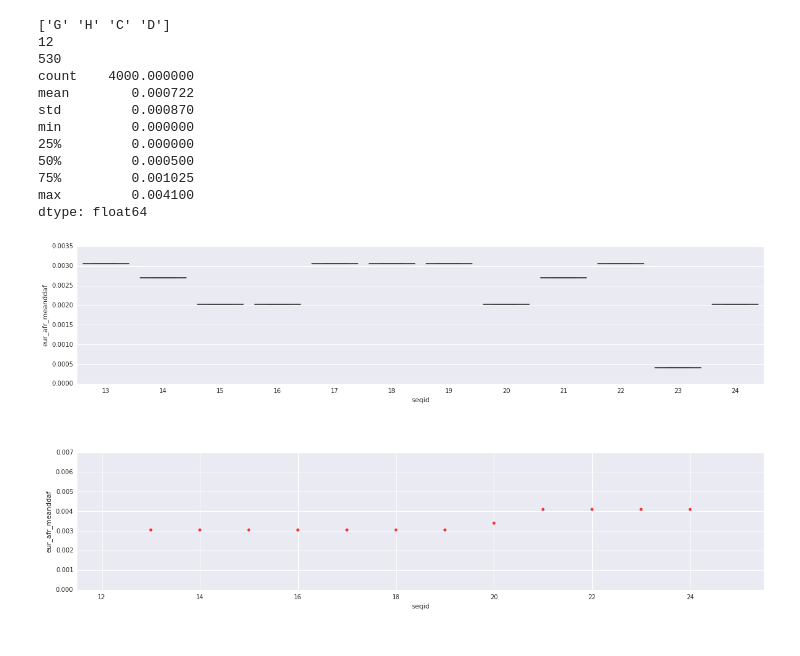
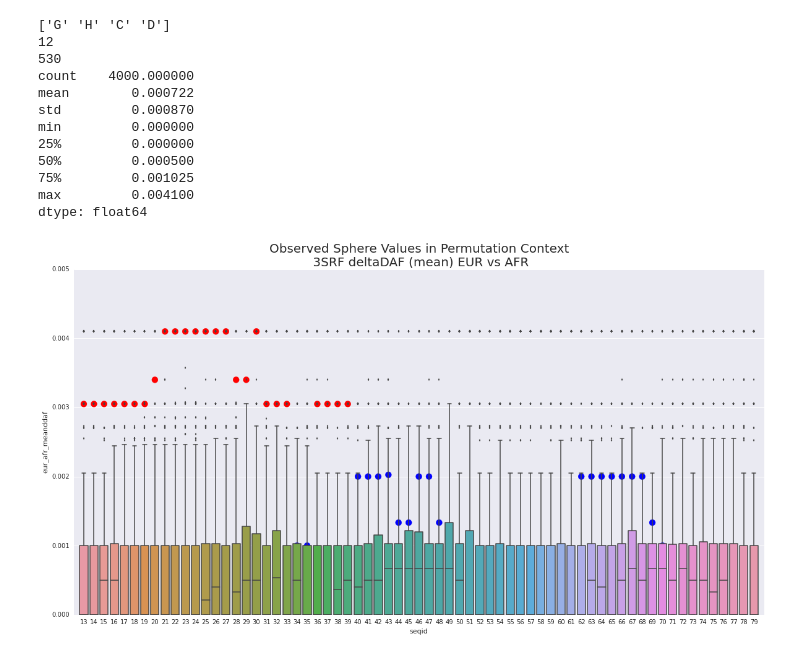
Before and after one commit to CapraLab/pdbmap, a Jupyter notebook: ipython/SlidingSphere3SRF.ipynb, the cells around one changed output. Drawn from its saved outputs; the diff is of its cells as text; code cells hidden in the pictures.

```diff
--- a/ipython/SlidingSphere3SRF.ipynb
+++ b/ipython/SlidingSphere3SRF.ipynb
@@ -104,13 +104,19 @@ max         0.004100
 dtype: float64
 # %%
 # For each residue in the sequence, show the permutation boxplot and observed value
-dft   = df[(df.chain=='G') & (df.seqid>11) & (df.seqid<25)]
-dfpt  = dfp[(dfp.chain=='G') & (df.seqid>11) & (dfp.seqid<25)]
-fig, (ax1,ax2) = plt.subplots(2,figsize=(20,10))
+dft   = df[(df.chain=='G') & (df.seqid>12) & (df.seqid<80)]
+dfpt  = dfp[(dfp.chain=='G') & (dfp.seqid>12) & (dfp.seqid<80)]
+fig, ax1 = plt.subplots(1,figsize=(20,10))
+#fig = plt.figure(figsize=(20,10))
 cdict = {0:'blue',1:'red'} # Significance coloring
 sns.boxplot(dfpt.eur_afr_meanddaf,groupby=dfpt.seqid,ax=ax1)
-sns.regplot(dft.seqid,dft.eur_afr_meanddaf,fit_reg=False,color=[cdict[x<0.05] for x in dft.eur_afr_meanddaf_pval],scatter=True,ax=ax2)
-plt.xlim([11.5,25.5])
+ax1.scatter(dft.seqid-12,dft.eur_afr_meanddaf,color=[cdict[x<0.05] for x in dft.eur_afr_meanddaf_pval],marker='o',s=100)
+plt.xlim([12-12,80-12])
+plt.ylim([0,0.005])
+plt.title("Observed Sphere Values in Permutation Context\n 3SRF deltaDAF (mean) EUR vs AFR",fontsize=20)
+bluepatch = mpatches.Patch(color='blue', label='Not Significant')
+redpatch = mpatches.Patch(color='red', label='Significant')
+plt.legend(handles=[bluepatch,redpatch])
 plt.show()
 # %% [output]
-[figure, old version]
+[figure, new version]
```
Also changed, not shown: parts of 4 cells of this notebook.
